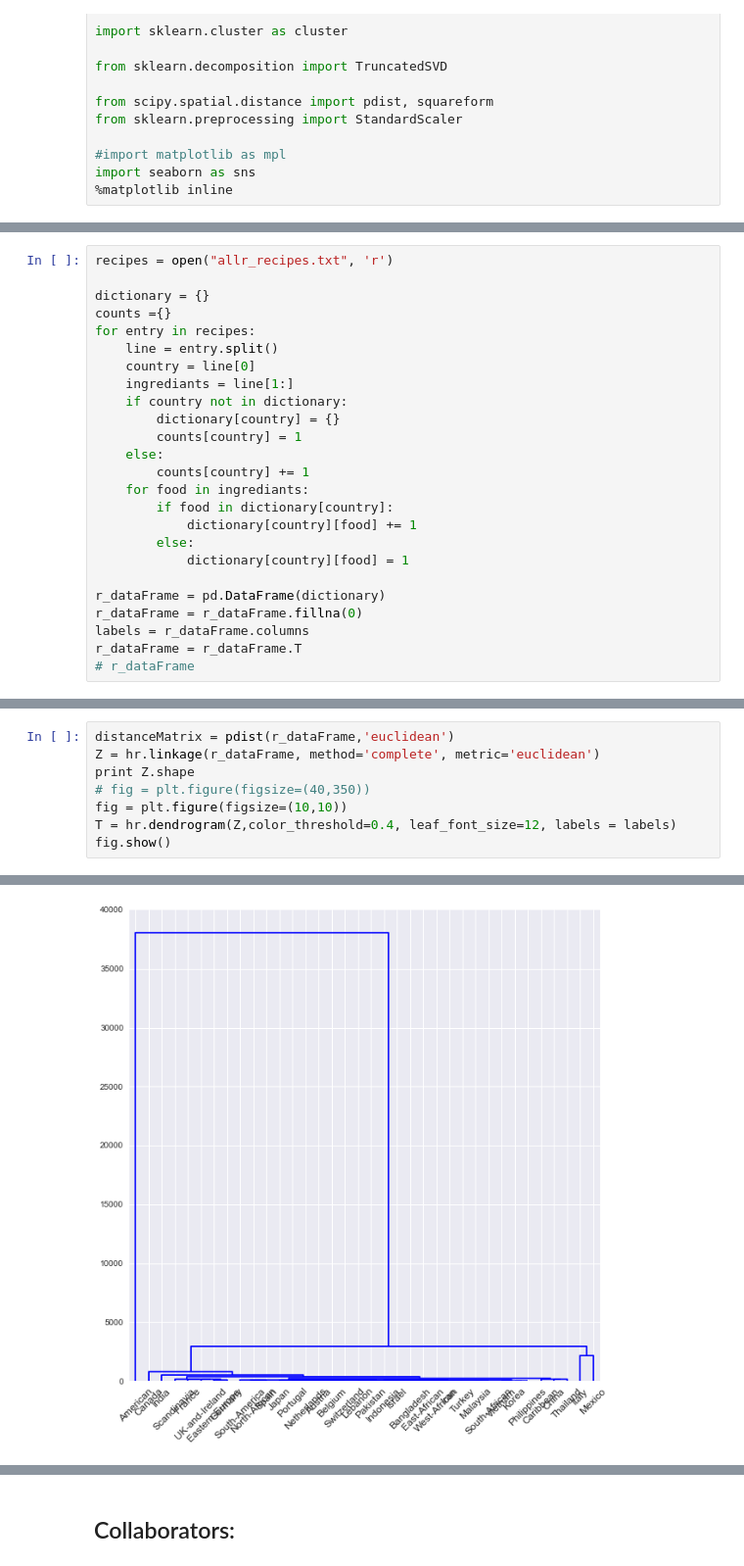
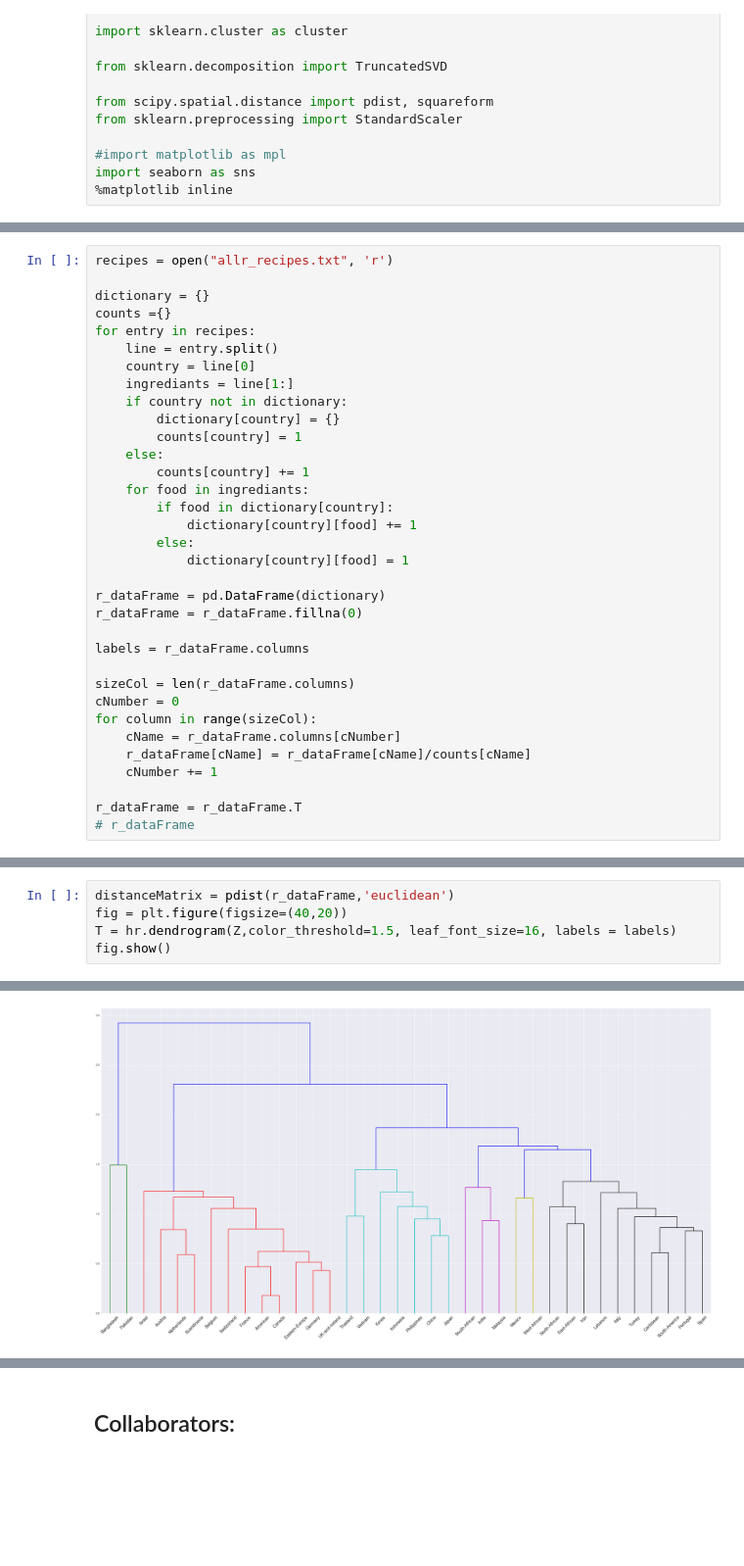
Before and after one commit to ctran25/spring-2015-homeworks, a Jupyter notebook: submissions/Homework-4/4.Food-recipes.ipynb, the cells around one changed output, grey strips where cells are left out. Shown: that part at 98% size. Saved outputs shown, nothing was run; the diff lists cells and outputs as text; blank space fills up the shorter version.

```diff
--- a/submissions/Homework-4/4.Food-recipes.ipynb
+++ b/submissions/Homework-4/4.Food-recipes.ipynb
@@ -62,6 +65,15 @@ for entry in recipes:
 
 r_dataFrame = pd.DataFrame(dictionary)
 r_dataFrame = r_dataFrame.fillna(0)
+
 labels = r_dataFrame.columns
+
+sizeCol = len(r_dataFrame.columns)
+cNumber = 0
+for column in range(sizeCol):
+    cName = r_dataFrame.columns[cNumber]
+    r_dataFrame[cName] = r_dataFrame[cName]/counts[cName]
+    cNumber += 1
+
 r_dataFrame = r_dataFrame.T
 # r_dataFrame
@@ -109,9 +181,6 @@ Name: American, Length: 346, dtype: float64
 # %%
 distanceMatrix = pdist(r_dataFrame,'euclidean')
-Z = hr.linkage(r_dataFrame, method='complete', metric='euclidean')
-print Z.shape
-# fig = plt.figure(figsize=(40,350))
-fig = plt.figure(figsize=(10,10))
-T = hr.dendrogram(Z,color_threshold=0.4, leaf_font_size=12, labels = labels)
+fig = plt.figure(figsize=(40,20))
+T = hr.dendrogram(Z,color_threshold=1.5, leaf_font_size=16, labels = labels)
 fig.show()
 # %% [output]
@@ -119 +187 @@ fig.show()
-[figure, old version]
+[figure, new version]
```
Also changed, not shown: parts of 24 cells of this notebook.
